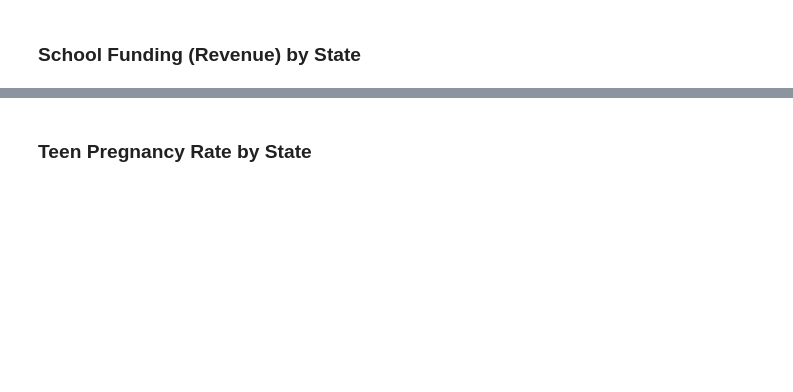
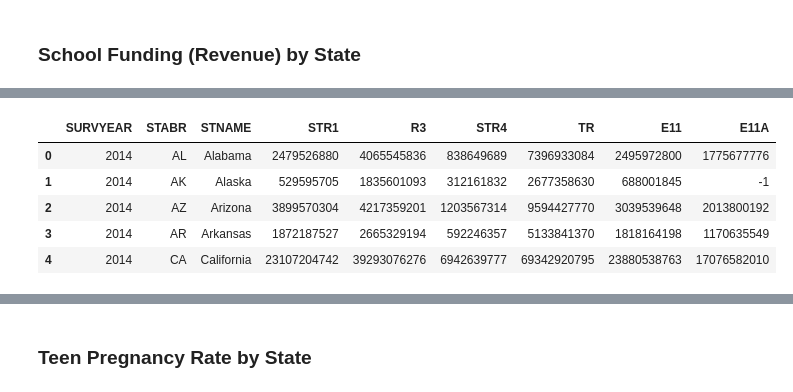
Before and after one commit to jelizalo/project-one, a Jupyter notebook: Education Project.ipynb, the cells around one changed output, grey strips where cells are left out. Cells and saved outputs as stored; diff of their text form; code cells hidden in the pictures; blank space fills up the shorter version.

```diff
--- a/Education Project.ipynb
+++ b/Education Project.ipynb
@@ -17,7 +27,14 @@ rev_data_df = pd.read_csv(rev_data)
 # %%
 # filtering out the wanted data
 rev_data_df = rev_data_df[["SURVYEAR", "STABR", "STNAME", "STR1", "R3", "STR4", "TR", "E11", "E11A"]]
-#rev_data_df
+rev_data_df.head()
+# %% [output]
+|  | SURVYEAR | STABR | STNAME | STR1 | R3 | STR4 | TR | E11 | E11A |
+| 0 | 2014 | AL | Alabama | 2479526880 | 4065545836 | 838649689 | 7396933084 | 2495972800 | 1775677776 |
+| 1 | 2014 | AK | Alaska | 529595705 | 1835601093 | 312161832 | 2677358630 | 688001845 | -1 |
+| 2 | 2014 | AZ | Arizona | 3899570304 | 4217359201 | 1203567314 | 9594427770 | 3039539648 | 2013800192 |
+| 3 | 2014 | AR | Arkansas | 1872187527 | 2665329194 | 592246357 | 5133841370 | 1818164198 | 1170635549 |
+| 4 | 2014 | CA | California | 23107204742 | 39293076276 | 6942639777 | 69342920795 | 23880538763 | 17076582010 |
 # %%
 # using csv file key to rename columns
 renamed_df = rev_data_df.rename(columns={"SURVYEAR":"YEAR", "STABR":"ST", "STNAME":"STATE",
```
Also changed, not shown: parts of 5 cells of this notebook, 17 other files.
